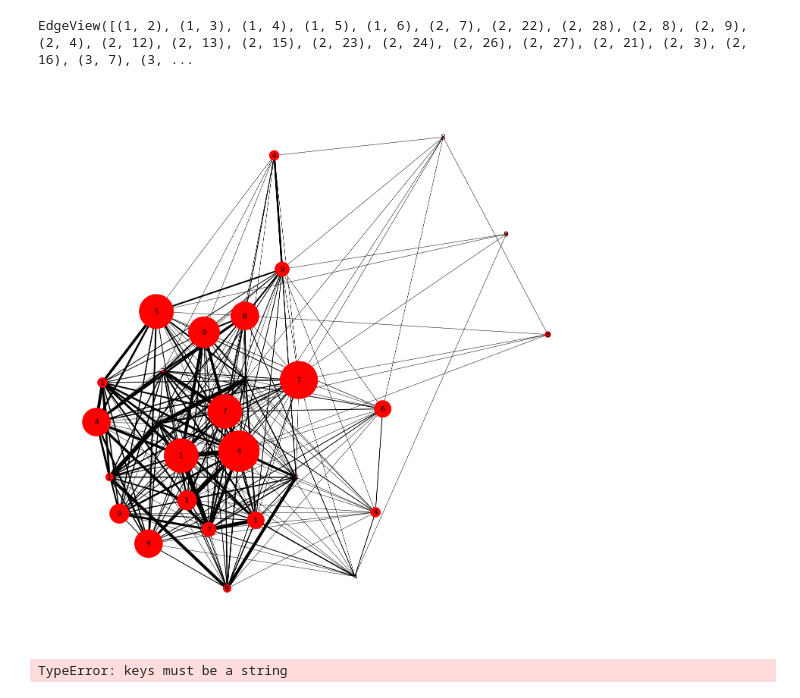
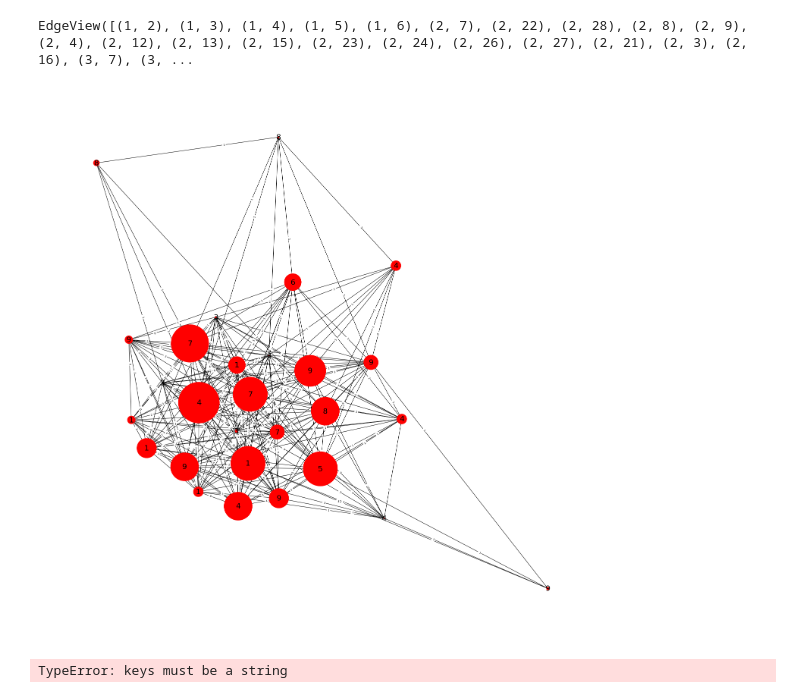
Before and after one commit to mas-dse-visiu/dataviz-group-project, a Jupyter notebook: exercise5/Exercise 5 Visualize a Network Sheep Dominance.ipynb, the cells around one changed output. Cells and saved outputs as stored; diff of their text form; code cells hidden in the pictures.

Commit message:
add in code for bidirectional edges

```diff
--- a/exercise5/Exercise 5 Visualize a Network Sheep Dominance.ipynb
+++ b/exercise5/Exercise 5 Visualize a Network Sheep Dominance.ipynb
@@ -29,14 +36,17 @@ G.edges()
 EdgeView([(1, 2), (1, 3), (1, 4), (1, 5), (1, 6), (2, 7), (2, 22), (2, 28), (2, 8), (2, 9), (2, 4), (2, 12), (2, 13), (2, 15), (2, 23), (2, 24), (2, 26), (2, 27), (2, 21), (2, 3), (2, 16), (3, 7), (3, ...
 # %%
 ps=nx.spring_layout(G,scale=3)
-edges,weights = zip(*nx.get_edge_attributes(G,'weight').items())
+#edges,weights = zip(*nx.get_edge_attributes(G,'weight').items())
 plt.figure(figsize=(20,20))
 #nx.draw(G, pos=ps, edgelist=edges, width=weights, nodelist=dict(nx.degree(G, weight='weight')).keys(), node_size=[v * v for v in dict(nx.degree(G, weight='weight')).values()])
-nx.draw(G, pos=ps, edgelist=edges, width=weights, nodelist=nx.get_node_attributes(G,'dominate').keys(), node_size=[v * v * v * 2 for v in nx.get_node_attributes(G,'dominate').values()])
+#nx.draw(G, pos=ps, edgelist=edges, width=weights, nodelist=nx.get_node_attributes(G,'dominate').keys(), node_size=[v * v * v * 2 for v in nx.get_node_attributes(G,'dominate').values()])
+nx.draw(G, pos=ps, nodelist=nx.get_node_attributes(G,'dominate').keys(), node_size=[v * v * v * 2 for v in nx.get_node_attributes(G,'dominate').values()])
 nx.draw_networkx_labels(G,pos=ps,labels=nx.get_node_attributes(G,'age'), font_size=20,font_family='sans-serif')
+edge_labels=dict([((u,v,),d['weight']) for u,v,d in G.edges(data=True)])
+nx.draw_networkx_edge_labels(G, ps, edge_labels=edge_labels, label_pos=0.3, font_size=7)
 plt.show()
 # %% [output]
-[figure, old version]
+[figure, new version]
 # %%
 
 from bokeh.io import show, output_file
```
Also changed, not shown: parts of 3 cells of this notebook.
